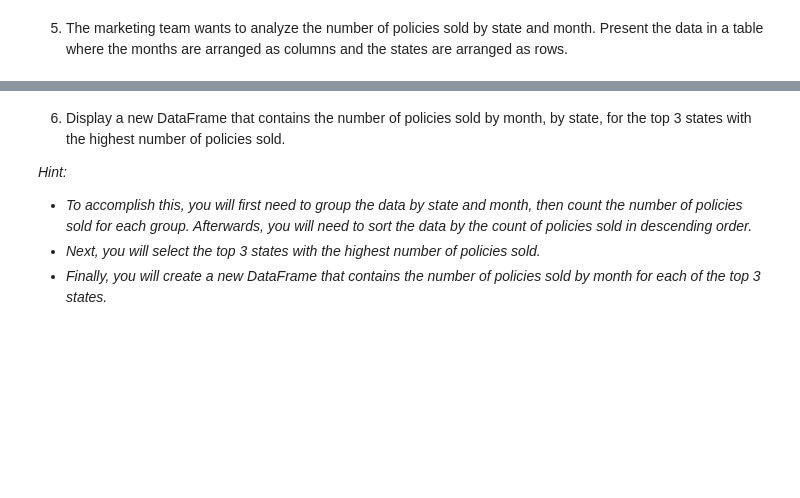
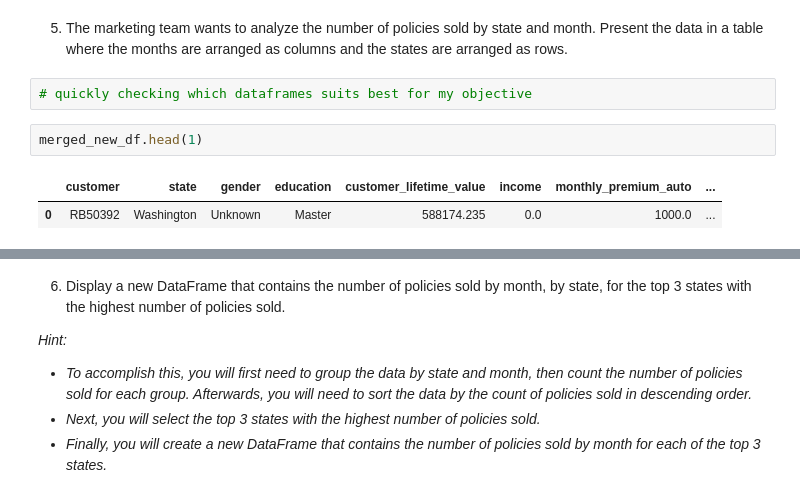
Before and after one commit to ChVlachakis/lab-dw-data-aggregation-and-filtering, a Jupyter notebook: lab-dw-aggregating.ipynb, the cells around one changed output, grey strips where cells are left out. Cells and saved outputs as stored; diff of their text form; blank space fills up the shorter version.

```diff
--- a/lab-dw-aggregating.ipynb
+++ b/lab-dw-aggregating.ipynb
@@ -216,3 +215,10 @@ education_gender_df
 ## Bonus
 # %% [markdown]
 5. The marketing team wants to analyze the number of policies sold by state and month. Present the data in a table where the months are arranged as columns and the states are arranged as rows.
+# %%
+# quickly checking which dataframes suits best for my objective
+# %%
+merged_new_df.head(1)
+# %% [output]
+|  | customer | state | gender | education | customer_lifetime_value | income | monthly_premium_auto | ... |
+| 0 | RB50392 | Washington | Unknown | Master | 588174.235 | 0.0 | 1000.0 | ... |
```
Also changed, not shown: parts of 13 cells of this notebook.
